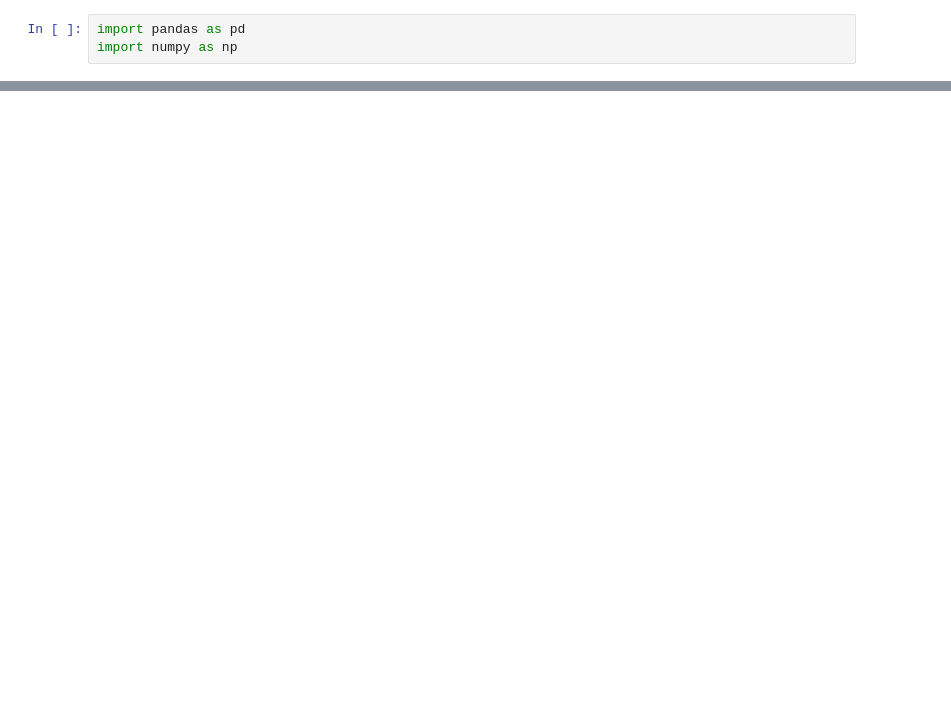
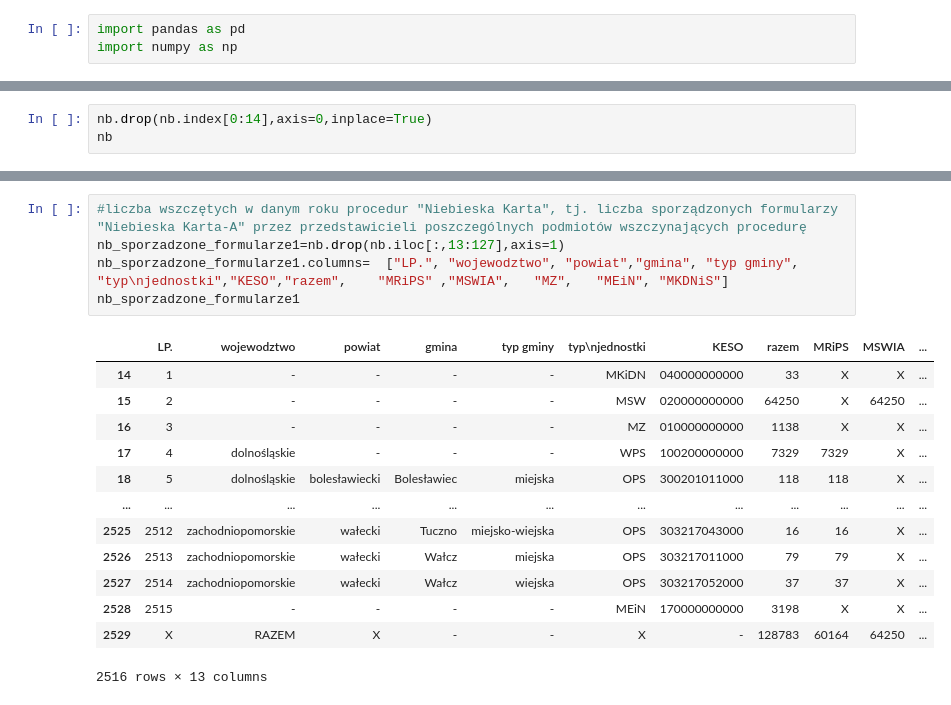
Before and after one commit to Francho03/Praca-licencjacka, a Jupyter notebook: Niebieska_karta.ipynb, the cells around one changed output, grey strips where cells are left out. Saved outputs shown, nothing was run; the diff lists cells and outputs as text; blank space fills up the shorter version.

```diff
--- a/Niebieska_karta.ipynb
+++ b/Niebieska_karta.ipynb
@@ -17,0 +23,3 @@ nb.head()
+# %%
+nb.drop(nb.index[0:14],axis=0,inplace=True)
+nb
@@ -17,0 +40,19 @@ nb.head()
+# %%
+#liczba wszczętych w danym roku procedur "Niebieska Karta", tj. liczba sporządzonych formularzy "Niebieska Karta-A" przez przedstawicieli poszczególnych podmiotów wszczynających procedurę
+nb_sporzadzone_formularze1=nb.drop(nb.iloc[:,13:127],axis=1)
+nb_sporzadzone_formularze1.columns=  ["LP.", "wojewodztwo", "powiat","gmina", "typ gminy", "typ\njednostki","KESO","razem",	"MRiPS"	,"MSWIA",	"MZ",	"MEiN",	"MKDNiS"]
+nb_sporzadzone_formularze1
+# %% [output]
+|  | LP. | wojewodztwo | powiat | gmina | typ gminy | typ\njednostki | KESO | razem | MRiPS | MSWIA | ... |
+| 14 | 1 | - | - | - | - | MKiDN | 040000000000 | 33 | X | X | ... |
+| 15 | 2 | - | - | - | - | MSW | 020000000000 | 64250 | X | 64250 | ... |
+| 16 | 3 | - | - | - | - | MZ | 010000000000 | 1138 | X | X | ... |
+| 17 | 4 | dolnośląskie | - | - | - | WPS | 100200000000 | 7329 | 7329 | X | ... |
+| 18 | 5 | dolnośląskie | bolesławiecki | Bolesławiec | miejska | OPS | 300201011000 | 118 | 118 | X | ... |
+| ... | ... | ... | ... | ... | ... | ... | ... | ... | ... | ... | ... |
+| 2525 | 2512 | zachodniopomorskie | wałecki | Tuczno | miejsko-wiejska | OPS | 303217043000 | 16 | 16 | X | ... |
+| 2526 | 2513 | zachodniopomorskie | wałecki | Wałcz | miejska | OPS | 303217011000 | 79 | 79 | X | ... |
+| 2527 | 2514 | zachodniopomorskie | wałecki | Wałcz | wiejska | OPS | 303217052000 | 37 | 37 | X | ... |
+| 2528 | 2515 | - | - | - | - | MEiN | 170000000000 | 3198 | X | X | ... |
+| 2529 | X | RAZEM | X | - | - | X | - | 128783 | 60164 | 64250 | ... |
+2516 rows × 13 columns
```
Also changed, not shown: parts of 5 cells of this notebook.
